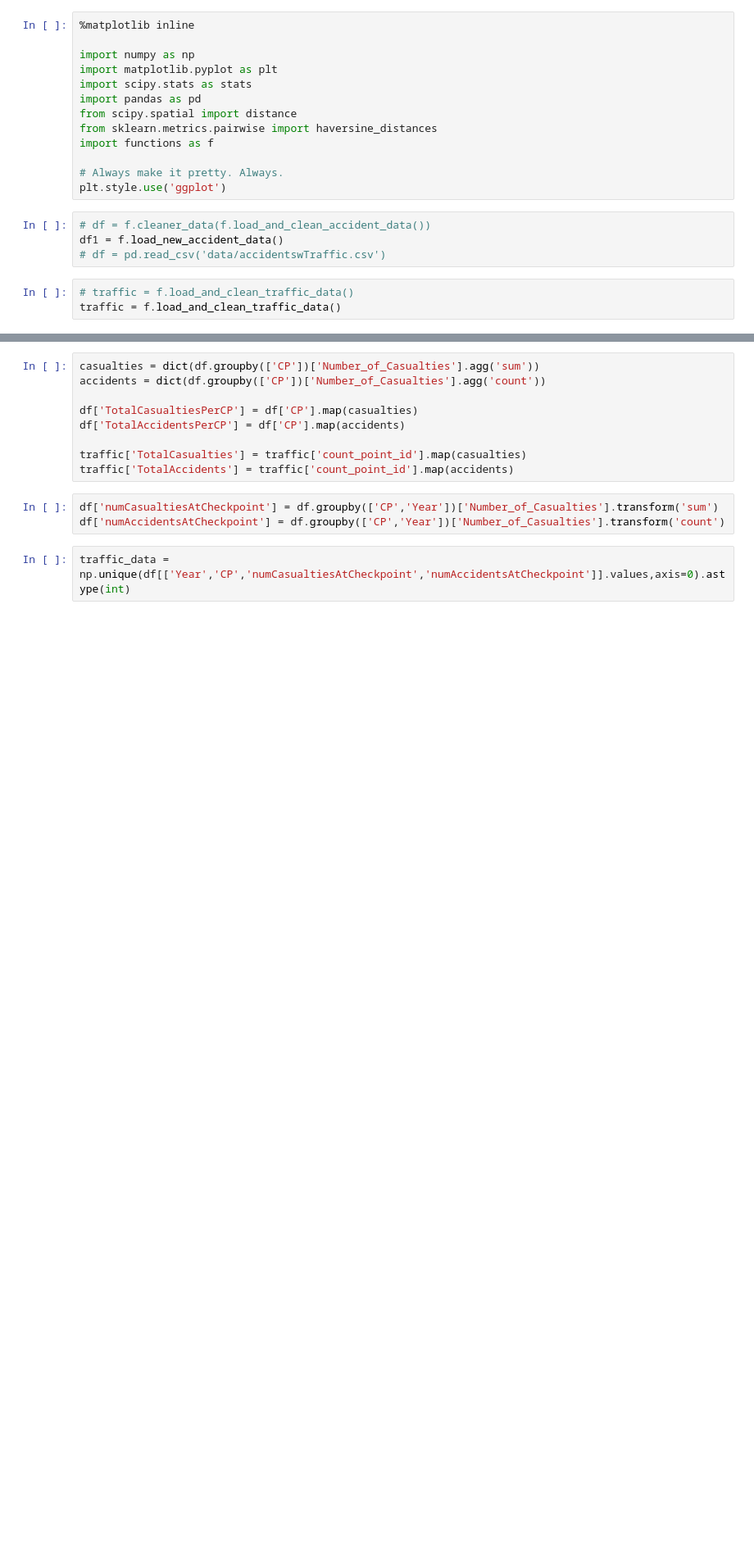
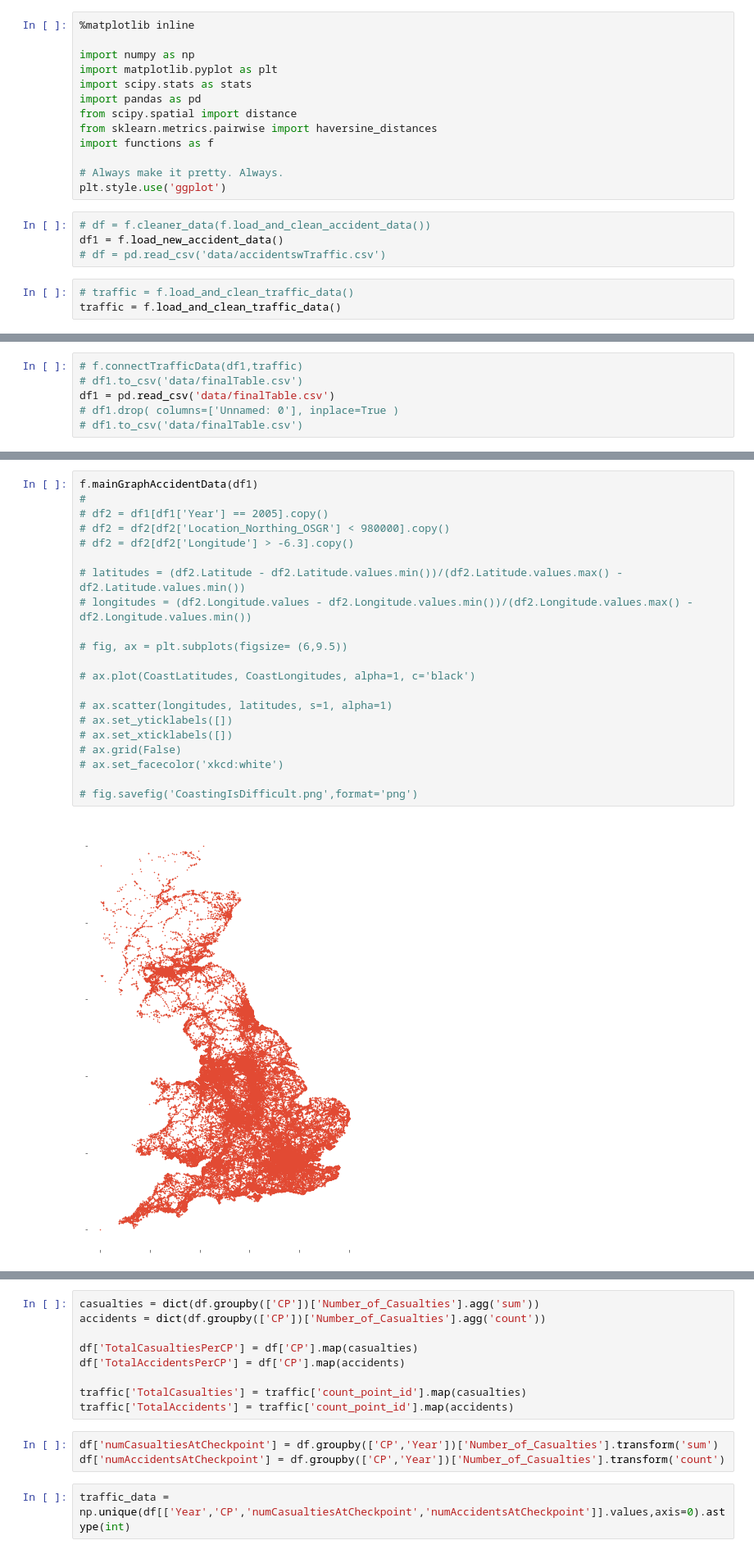
Before and after one commit to ExterminatingTheCode/ukAccidentAnalysis, a Jupyter notebook: Testing.ipynb, the cells around one changed output, grey strips where cells are left out. Shown at 82% size. Drawn from its saved outputs; the diff is of its cells as text; blank space fills up the shorter version.

Commit message:
Added graphSubsetAccidentData function

```diff
--- a/Testing.ipynb
+++ b/Testing.ipynb
@@ -56,0 +21,6 @@ Index(['count_point_id', 'year', 'region_id', 'region_name', 'region_ons_code',
+# %%
+# f.connectTrafficData(df1,traffic)
+# df1.to_csv('data/finalTable.csv')
+df1 = pd.read_csv('data/finalTable.csv')
+# df1.drop( columns=['Unnamed: 0'], inplace=True )
+# df1.to_csv('data/finalTable.csv')
@@ -56,0 +45,23 @@ Index(['count_point_id', 'year', 'region_id', 'region_name', 'region_ons_code',
+# %%
+f.mainGraphAccidentData(df1)
+#
+# df2 = df1[df1['Year'] == 2005].copy()
+# df2 = df2[df2['Location_Northing_OSGR'] < 980000].copy()
+# df2 = df2[df2['Longitude'] > -6.3].copy()
+
+# latitudes = (df2.Latitude - df2.Latitude.values.min())/(df2.Latitude.values.max() - df2.Latitude.values.min())
+# longitudes = (df2.Longitude.values - df2.Longitude.values.min())/(df2.Longitude.values.max() - df2.Longitude.values.min())
+
+# fig, ax = plt.subplots(figsize= (6,9.5))
+
+# ax.plot(CoastLatitudes, CoastLongitudes, alpha=1, c='black')
+
+# ax.scatter(longitudes, latitudes, s=1, alpha=1)
+# ax.set_yticklabels([])
+# ax.set_xticklabels([])
+# ax.grid(False)
+# ax.set_facecolor('xkcd:white')
+
+# fig.savefig('CoastingIsDifficult.png',format='png')
+# %% [output]
+[figure, added]
```
Also changed, not shown: parts of 10 cells of this notebook, 1 other file.
